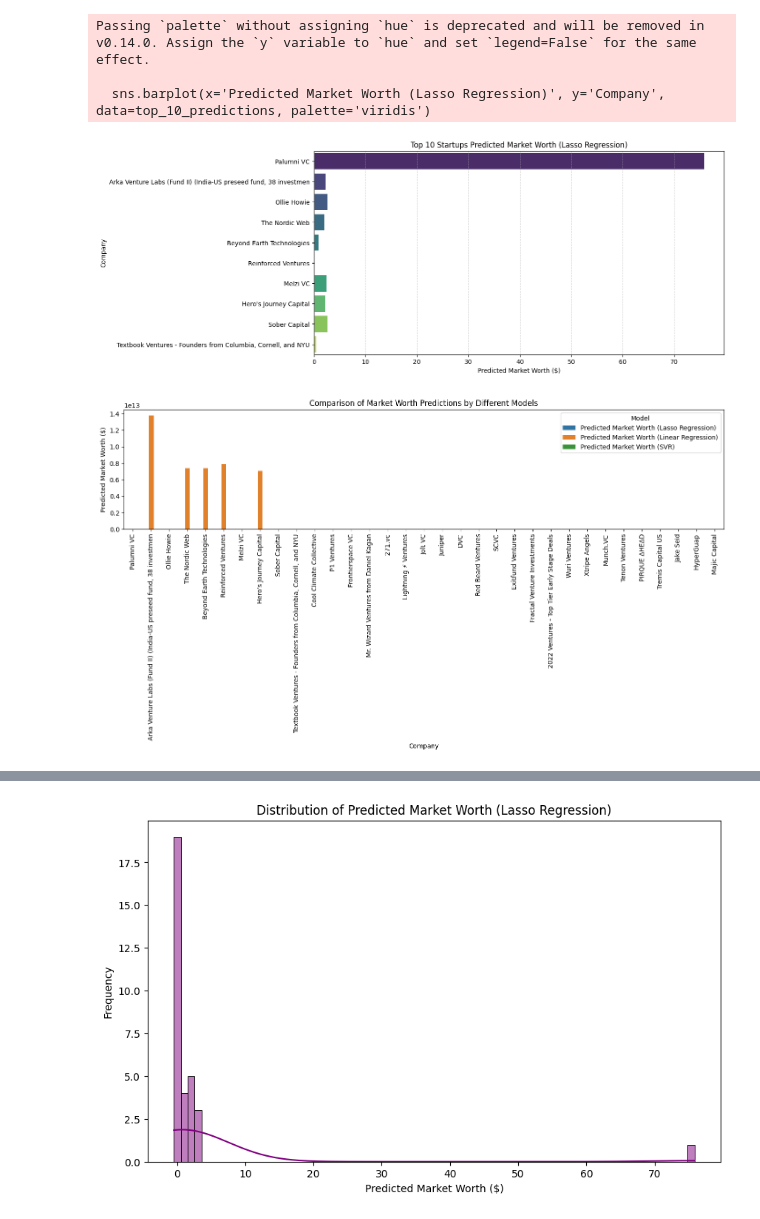
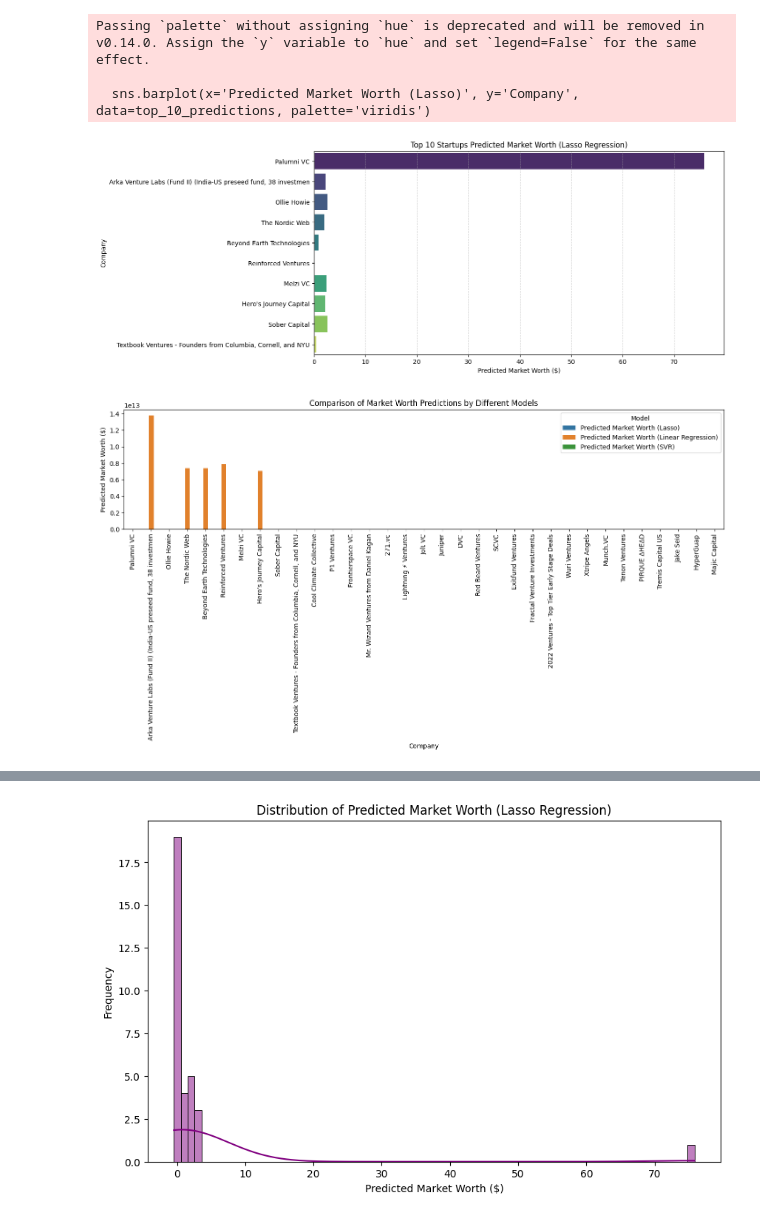
Before and after one commit to ifatmagamha/Predicting-Profitable-Startups, a Jupyter notebook: data_visualization/visualization.ipynb, the cells around one changed output, grey strips where cells are left out. Saved outputs shown, nothing was run; the diff lists cells and outputs as text; code cells hidden in the pictures.

```diff
--- a/data_visualization/visualization.ipynb
+++ b/data_visualization/visualization.ipynb
@@ -7,7 +7,7 @@ import seaborn as sns
 df_predictions = pd.read_csv(r"C:\Users\Ramy\OneDrive\Documents\investment project python\Predicting-Profitable-Startups\predictions\startup_predictions_sorted.csv")
 
 # Check if the necessary columns are present
-if 'Predicted Market Worth (Lasso Regression)' not in df_predictions.columns or 'Company' not in df_predictions.columns:
+if 'Predicted Market Worth (Lasso)' not in df_predictions.columns or 'Company' not in df_predictions.columns:
     print("Error: Required columns are missing!")
 else:
     # Visualization: Plot the top 10 startups predicted market worth
@@ -15,42 +15,42 @@ else:
 
 
     plt.figure(figsize=(12, 6))
-    sns.barplot(x='Predicted Market Worth (Lasso Regression)', y='Company', data=top_10_predictions, palette='viridis')
+    sns.barplot(x='Predicted Market Worth (Lasso)', y='Company', data=top_10_predictions, palette='viridis')
     plt.title("Top 10 Startups Predicted Market Worth (Lasso Regression)")
     plt.xlabel("Predicted Market Worth ($)")
     plt.ylabel("Company")
     plt.grid(True, axis='x', linestyle='--', alpha=0.6)
     plt.show()
 
 
-    comparison_data = df_predictions[['Company', 'Predicted Market Worth (Lasso Regression)',
+    comparison_data = df_predictions[['Company', 'Predicted Market Worth (Lasso)',
                                       'Predicted Market Worth (Linear Regression)',
                                       'Predicted Market Worth (SVR)']]
 
 
     comparison_data_melted = comparison_data.melt(id_vars='Company',
-                                                 value_vars=['Predicted Market Worth (Lasso Regression)',
+                                                 value_vars=['Predicted Market Worth (Lasso)',
                                                              'Predicted Market Worth (Linear Regression)',
                                                              'Predicted Market Worth (SVR)'],
                                                  var_name='Model', value_name='Predicted Market Worth')
 
 
     plt.figure(figsize=(14, 8))
     sns.barplot(x='Company', y='Predicted Market Worth', hue='Model', data=comparison_data_melted)
 
     plt.title("Comparison of Market Worth Predictions by Different Models")
     plt.xlabel("Company")
     plt.ylabel("Predicted Market Worth ($)")
     plt.xticks(rotation=90)
     plt.legend(title='Model')
     plt.tight_layout()
     plt.show()
 # %% [output]
 Passing `palette` without assigning `hue` is deprecated and will be removed in v0.14.0. Assign the `y` variable to `hue` and set `legend=False` for the same effect.
 
-  sns.barplot(x='Predicted Market Worth (Lasso Regression)', y='Company', data=top_10_predictions, palette='viridis')
+  sns.barplot(x='Predicted Market Worth (Lasso)', y='Company', data=top_10_predictions, palette='viridis')
 [figure]
-[figure, old version]
+[figure, new version]
 # %%
 # Check for missing values in the dataset
 missing_values = df_predictions.isnull().sum()
```
Also changed, not shown: parts of 7 cells of this notebook, 4 other files.
